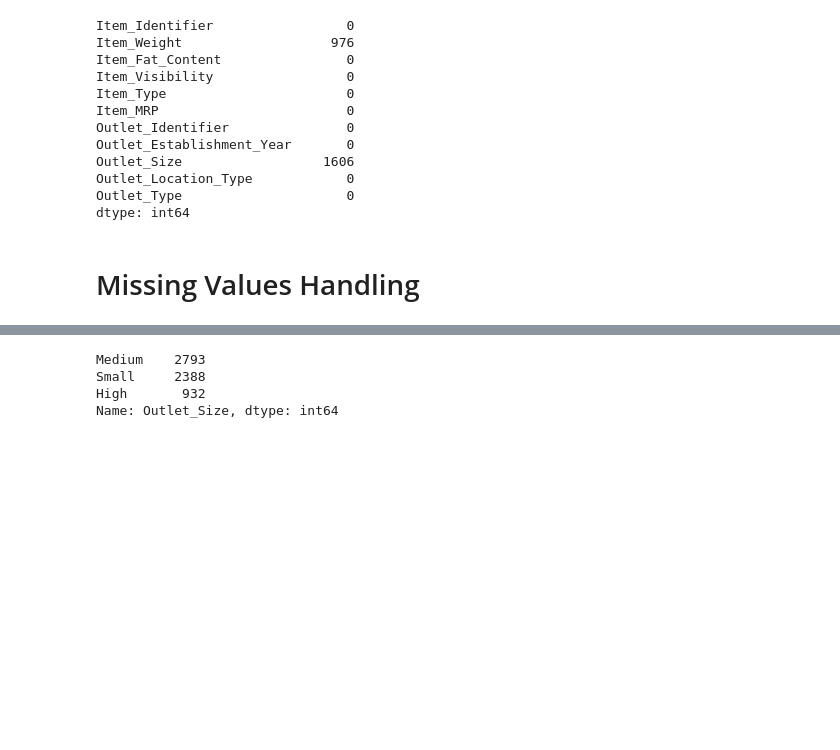
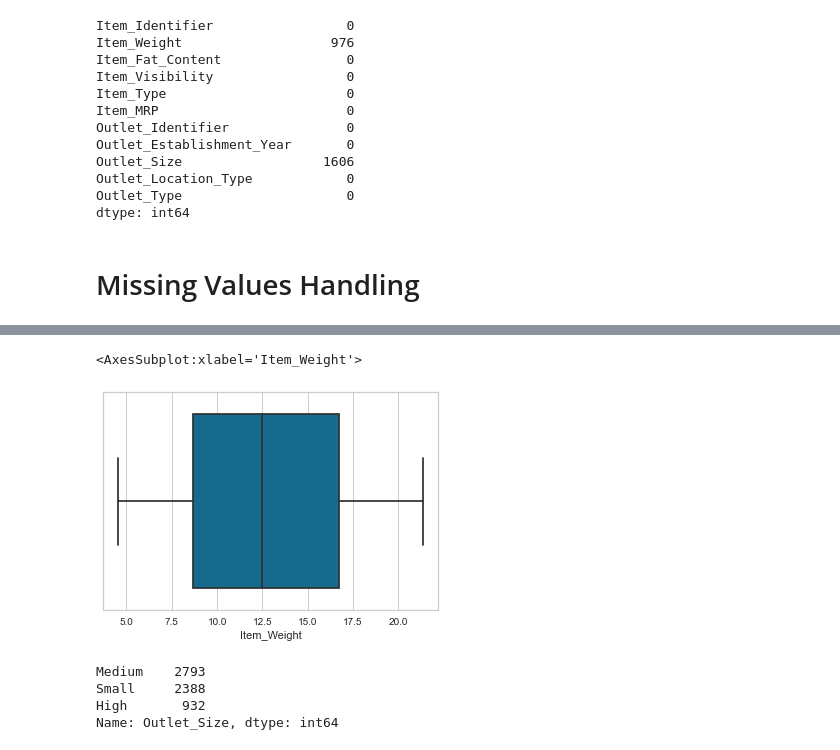
Before and after one commit to shashankb07/Big-Mart-Sales-Prediction, a Jupyter notebook: BigMart.ipynb, the cells around one changed output, grey strips where cells are left out. Drawn from its saved outputs; the diff is of its cells as text; code cells hidden in the pictures; blank space fills up the shorter version.

```diff
--- a/BigMart.ipynb
+++ b/BigMart.ipynb
@@ -107 +123,6 @@ dtype: int64
+# %%
+sns.boxplot('Item_Weight', data = test  )
+# %% [output]
+<AxesSubplot:xlabel='Item_Weight'>
+[figure, added]
 # %%
```
Also changed, not shown: parts of 113 cells of this notebook.
